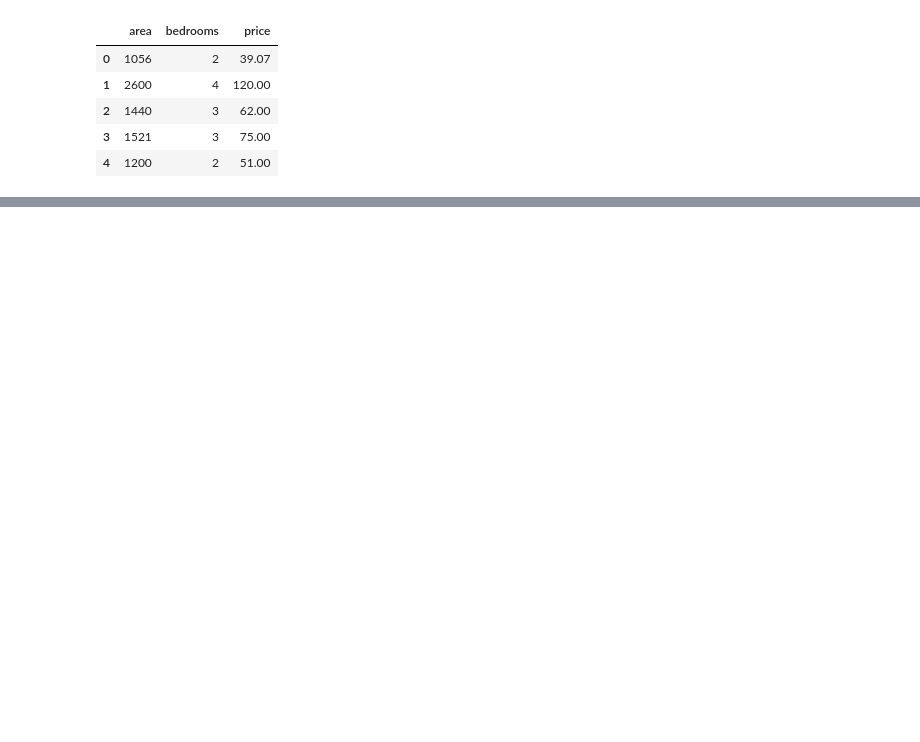
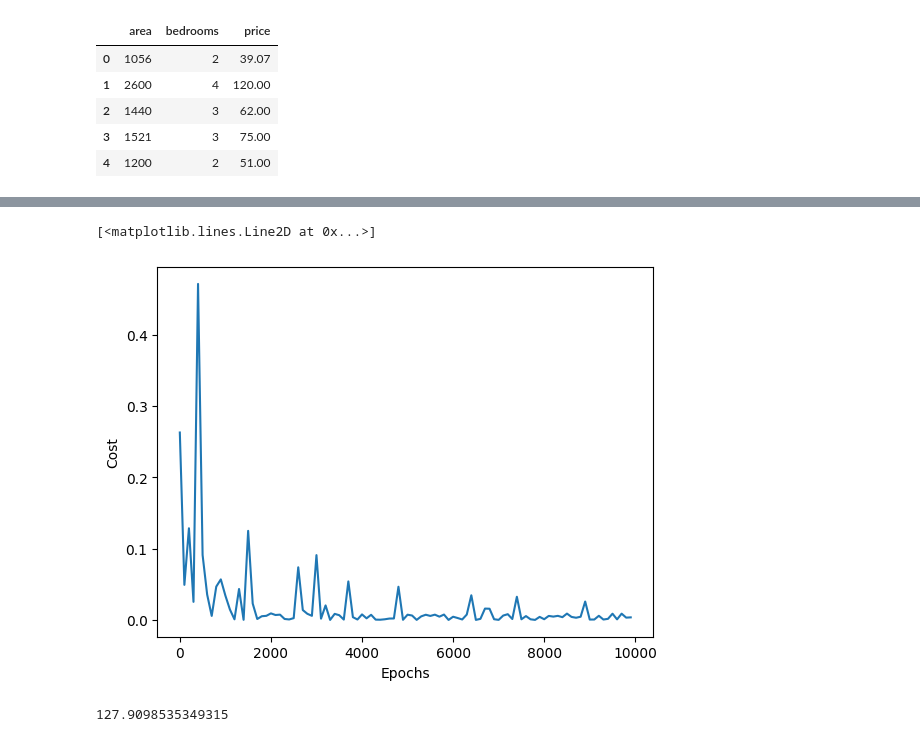
Before and after one commit to MuhammadAliyan10/Artificial-Intelligence, a Jupyter notebook: Deep Learning/Stochastic & Batch & Mini Batch Gradient Descent/Main.ipynb, the cells around one changed output, grey strips where cells are left out. Cells and saved outputs as stored; diff of their text form; code cells hidden in the pictures; blank space fills up the shorter version.

```diff
--- a/Deep Learning/Stochastic & Batch & Mini Batch Gradient Descent/Main.ipynb
+++ b/Deep Learning/Stochastic & Batch & Mini Batch Gradient Descent/Main.ipynb
@@ -36,0 +80,22 @@ y_scaled = sy.fit_transform(df['price'].values.reshape(df.shape[0],1))
+# %%
+def stochasitc_gradient_descent(x,y_true,epochs,learning_rate = 0.01):
+    number_of_features = x.shape[1]
+    w = np.ones(shape=(number_of_features))
+    b = 0
+    number_of_sample = x.shape[0]
+    cost_list=[]
+    epochs_list =[]
+    for i in range(epochs):
+        random_index= random.randint(0,number_of_sample-1)
+        sample_X = x[random_index]
+        sample_y = y_true[random_index]
+        y_predicted = np.dot(w,sample_X.T) + b
+        w_grad = -(2/number_of_sample) * (sample_X.T.dot(sample_y-y_predicted))
+        b_grad = -(2/number_of_sample) * (np.sum(sample_y-y_predicted))
+        w =w - learning_rate * w_grad
+        b =b - learning_rate * b_grad
+        cost =np.mean(np.square( sample_y-y_predicted ))
+        if i%100 == 0:
+            cost_list.append(cost)
+            epochs_list.append(i)
+    return w,b,cost,cost_list,epochs_list
@@ -36,0 +107,11 @@ y_scaled = sy.fit_transform(df['price'].values.reshape(df.shape[0],1))
+# %%
+plt.xlabel("Epochs")
+plt.ylabel("Cost")
+plt.plot(epochs_list_s,cost_list_s)
+# %% [output]
+[<matplotlib.lines.Line2D at 0x...>]
+[figure, added]
+# %%
+predict(2600,4,w_s,b_s)
+# %% [output]
+127.9098535349315
```
Also changed, not shown: parts of 9 cells of this notebook, 4 other files.
